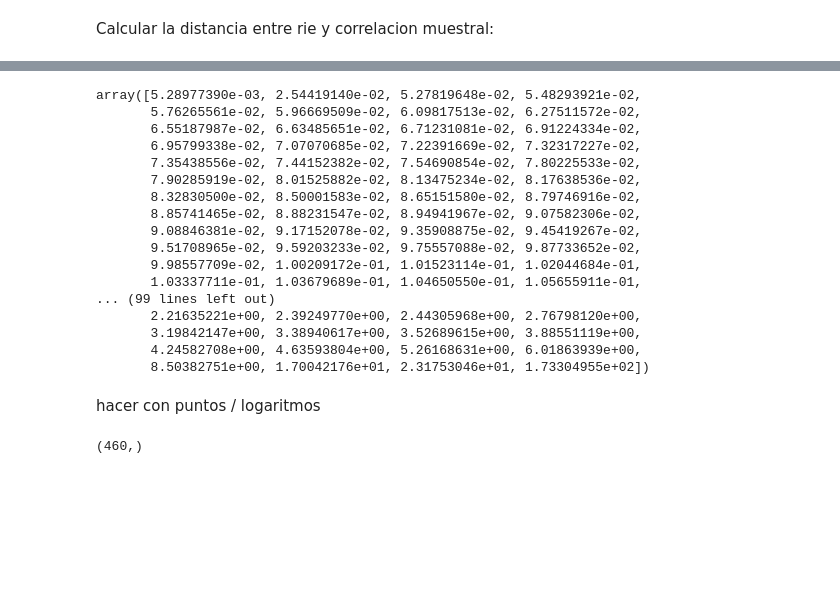
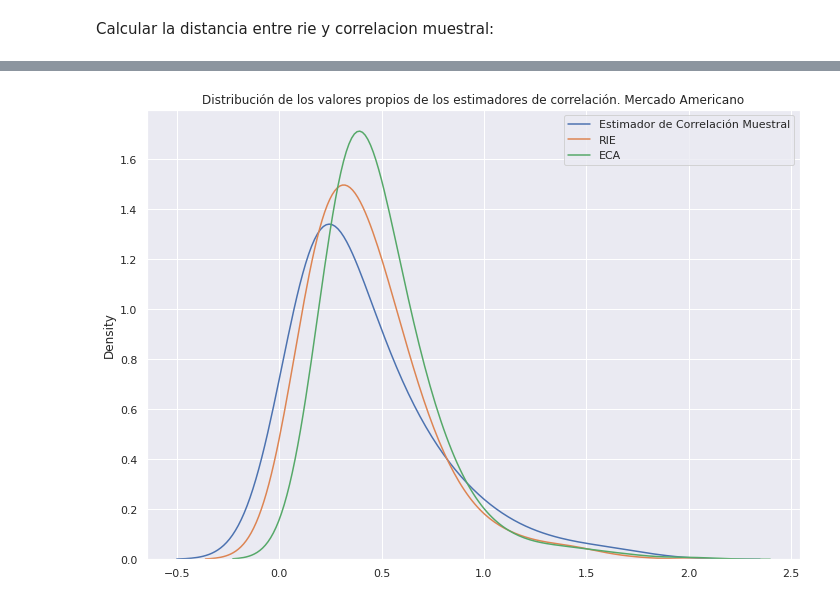
Before and after one commit to jduarte00/tesis, a Jupyter notebook: results_corr_matrix.ipynb, the cells around one changed output, grey strips where cells are left out. Drawn from its saved outputs; the diff is of its cells as text; code cells hidden in the pictures; blank space fills up the shorter version.

```diff
--- a/results_corr_matrix.ipynb
+++ b/results_corr_matrix.ipynb
@@ -111,26 +65,0 @@ eigenval_sample.sort()
-# %%
-eigenval_sample
-# %% [output]
-array([5.28977390e-03, 2.54419140e-02, 5.27819648e-02, 5.48293921e-02,
-       5.76265561e-02, 5.96669509e-02, 6.09817513e-02, 6.27511572e-02,
-       6.55187987e-02, 6.63485651e-02, 6.71231081e-02, 6.91224334e-02,
-       6.95799338e-02, 7.07070685e-02, 7.22391669e-02, 7.32317227e-02,
-       7.35438556e-02, 7.44152382e-02, 7.54690854e-02, 7.80225533e-02,
-       7.90285919e-02, 8.01525882e-02, 8.13475234e-02, 8.17638536e-02,
-       8.32830500e-02, 8.50001583e-02, 8.65151580e-02, 8.79746916e-02,
-       8.85741465e-02, 8.88231547e-02, 8.94941967e-02, 9.07582306e-02,
-       9.08846381e-02, 9.17152078e-02, 9.35908875e-02, 9.45419267e-02,
-       9.51708965e-02, 9.59203233e-02, 9.75557088e-02, 9.87733652e-02,
-       9.98557709e-02, 1.00209172e-01, 1.01523114e-01, 1.02044684e-01,
-       1.03337711e-01, 1.03679689e-01, 1.04650550e-01, 1.05655911e-01,
-... (99 lines left out)
-       2.21635221e+00, 2.39249770e+00, 2.44305968e+00, 2.76798120e+00,
-       3.19842147e+00, 3.38940617e+00, 3.52689615e+00, 3.88551119e+00,
-       4.24582708e+00, 4.63593804e+00, 5.26168631e+00, 6.01863939e+00,
-       8.50382751e+00, 1.70042176e+01, 2.31753046e+01, 1.73304955e+02])
-# %% [markdown]
-hacer con puntos / logaritmos
-# %%
-eigenval_sample.shape
-# %% [output]
-(460,)
@@ -136,0 +73,10 @@ eigenval_sample.shape
+# %%
+#sns.histplot(data = eigenval_sample_american[:400], stat = "density", element = "step", fill = False, label="GOE")
+sns.kdeplot(eigenval_sample_american[:440], bw_method=0.5, fill=False, alpha = 1)
+sns.kdeplot(eigenval_rie_american[:440], bw_method=0.5, fill=False, alpha = 1)
+sns.kdeplot(eigenval_shrink_american[:440], bw_method=0.5, fill=False, alpha = 1)
+plt.legend(labels=['Estimador de Correlación Muestral', 'RIE', 'ECA'])
+plt.title("Distribución de los valores propios de los estimadores de correlación. Mercado Americano")
+plt.show()
+# %% [output]
+[figure, added]
```
Also changed, not shown: parts of 25 cells of this notebook, 1 other file.
